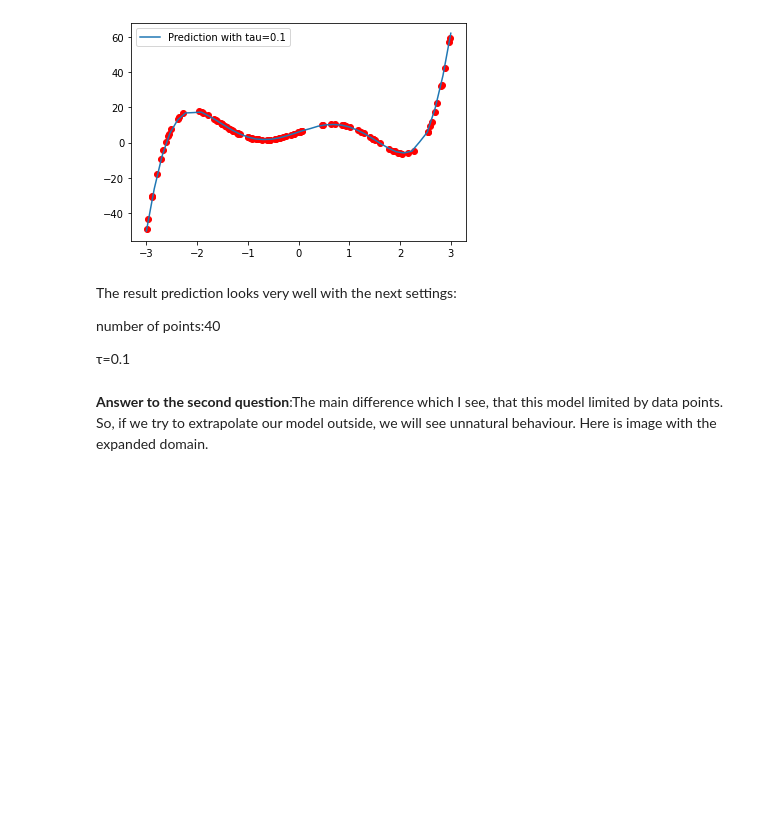
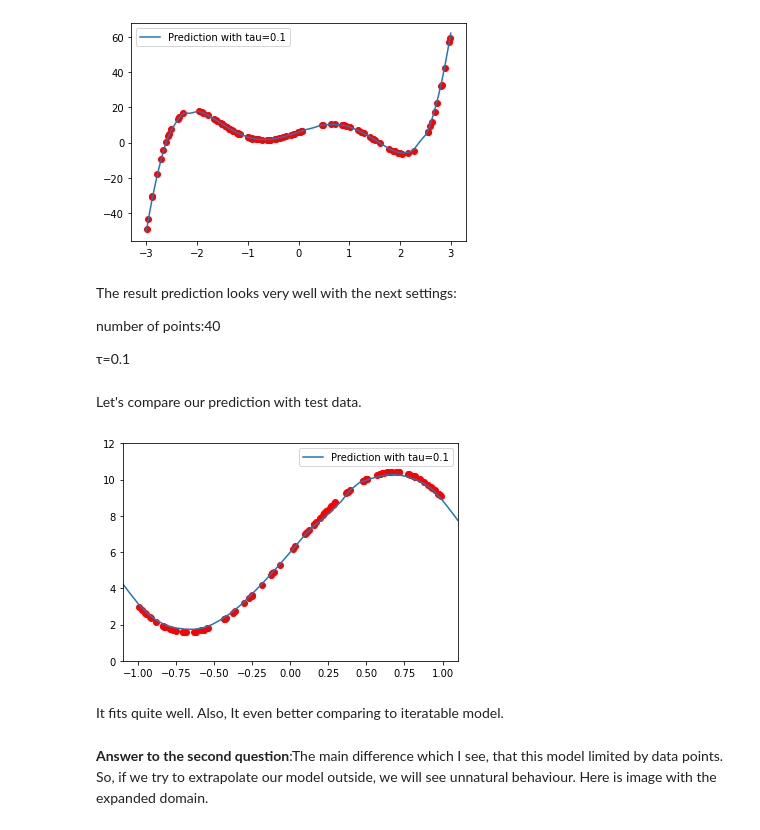
Before and after one commit to BorisOskolkov/MLcourse, a Jupyter notebook: asng01/A01_task.ipynb, the cells around one changed output. Saved outputs shown, nothing was run; the diff lists cells and outputs as text; code cells hidden in the pictures; blank space fills up the shorter version.

```diff
--- a/asng01/A01_task.ipynb
+++ b/asng01/A01_task.ipynb
@@ -225,7 +229,7 @@ def lw_regression(x, Y, tau, points):
 x_data=np.load('x_train.npy')
 y_data=np.load('y_train.npy')
 # %%
-points=40
+points=100
 tau=0.1
 prediction, space  = lw_regression(x_data,y_data, tau, points)
 plt.plot(x_data,y_data, 'ro')
@@ -241,6 +245,19 @@ number of points:40
 
 
 τ=0.1
+# %% [markdown]
+Let's compare our prediction with test data.
+# %%
+plt.plot(x_test,y_test, 'ro')
+plt.plot(space,prediction, label=f"Prediction with tau={tau}")
+plt.ylim([0, 12])
+plt.xlim([-1.1, 1.1])
+plt.legend()
+plt.show()
+# %% [output]
+[figure, added]
+# %% [markdown]
+It fits quite well. Also, It even better comparing to iteratable model.
 # %% [markdown]
 **Answer to the second question**:The main difference which I see, that this model limited by data points. So, if we try to extrapolate our model outside, we will see unnatural behaviour. Here is image with the expanded domain.
 # %% [markdown]
```
Also changed, not shown: parts of 5 cells of this notebook.
